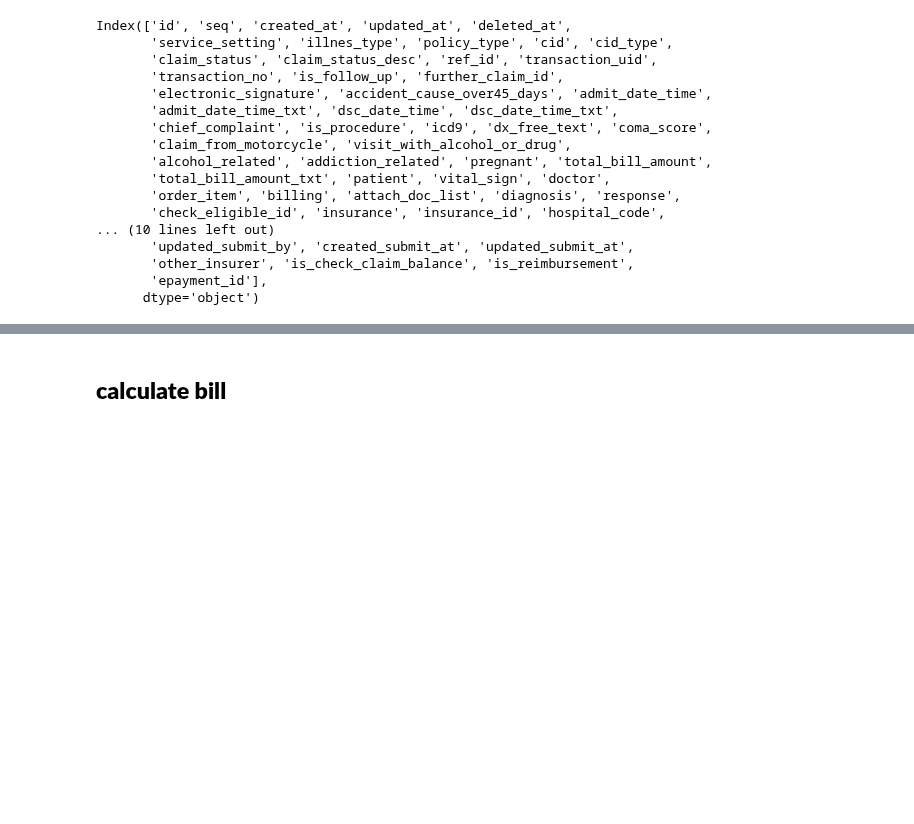
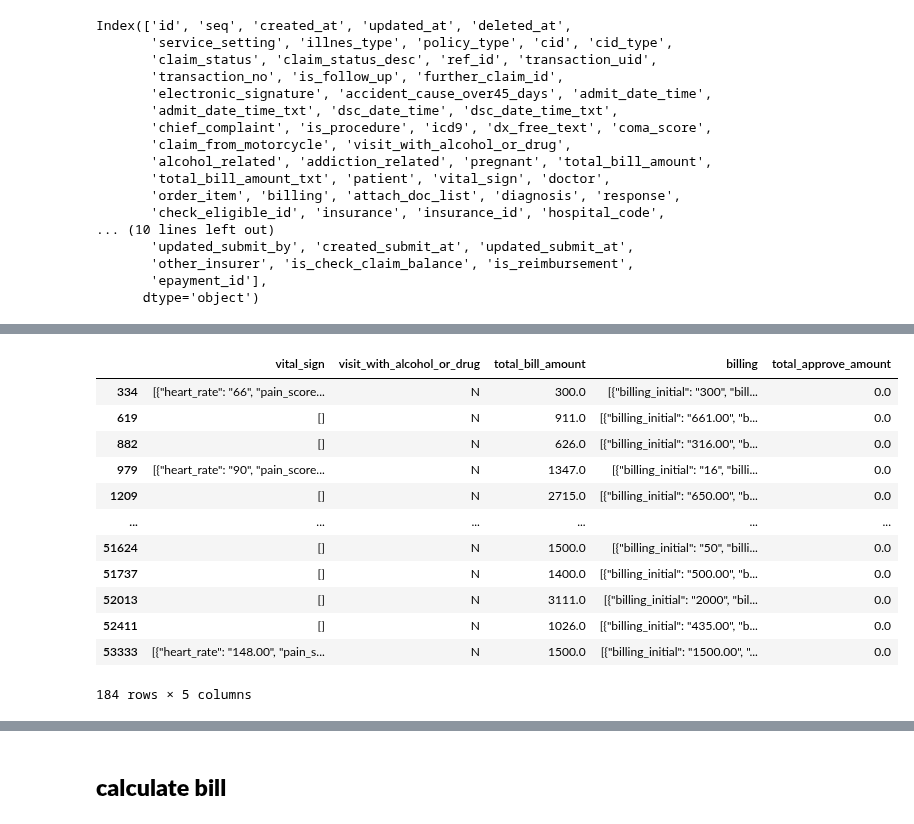
Before and after one commit to nxxk23/AI-Engineer, a Jupyter notebook: fraud.ipynb, the cells around one changed output, grey strips where cells are left out. Cells and saved outputs as stored; diff of their text form; code cells hidden in the pictures; blank space fills up the shorter version.

```diff
--- a/fraud.ipynb
+++ b/fraud.ipynb
@@ -41,0 +494,16 @@ Index(['id', 'seq', 'created_at', 'updated_at', 'deleted_at',
+# %%
+decline[['vital_sign','visit_with_alcohol_or_drug','total_bill_amount','billing','total_approve_amount']]
+# %% [output]
+|  | vital_sign | visit_with_alcohol_or_drug | total_bill_amount | billing | total_approve_amount |
+| 334 | [{"heart_rate": "66", "pain_score... | N | 300.0 | [{"billing_initial": "300", "bill... | 0.0 |
+| 619 | [] | N | 911.0 | [{"billing_initial": "661.00", "b... | 0.0 |
+| 882 | [] | N | 626.0 | [{"billing_initial": "316.00", "b... | 0.0 |
+| 979 | [{"heart_rate": "90", "pain_score... | N | 1347.0 | [{"billing_initial": "16", "billi... | 0.0 |
+| 1209 | [] | N | 2715.0 | [{"billing_initial": "650.00", "b... | 0.0 |
+| ... | ... | ... | ... | ... | ... |
+| 51624 | [] | N | 1500.0 | [{"billing_initial": "50", "billi... | 0.0 |
+| 51737 | [] | N | 1400.0 | [{"billing_initial": "500.00", "b... | 0.0 |
+| 52013 | [] | N | 3111.0 | [{"billing_initial": "2000", "bil... | 0.0 |
+| 52411 | [] | N | 1026.0 | [{"billing_initial": "435.00", "b... | 0.0 |
+| 53333 | [{"heart_rate": "148.00", "pain_s... | N | 1500.0 | [{"billing_initial": "1500.00", "... | 0.0 |
+184 rows × 5 columns
```
Also changed, not shown: parts of 55 cells of this notebook.
